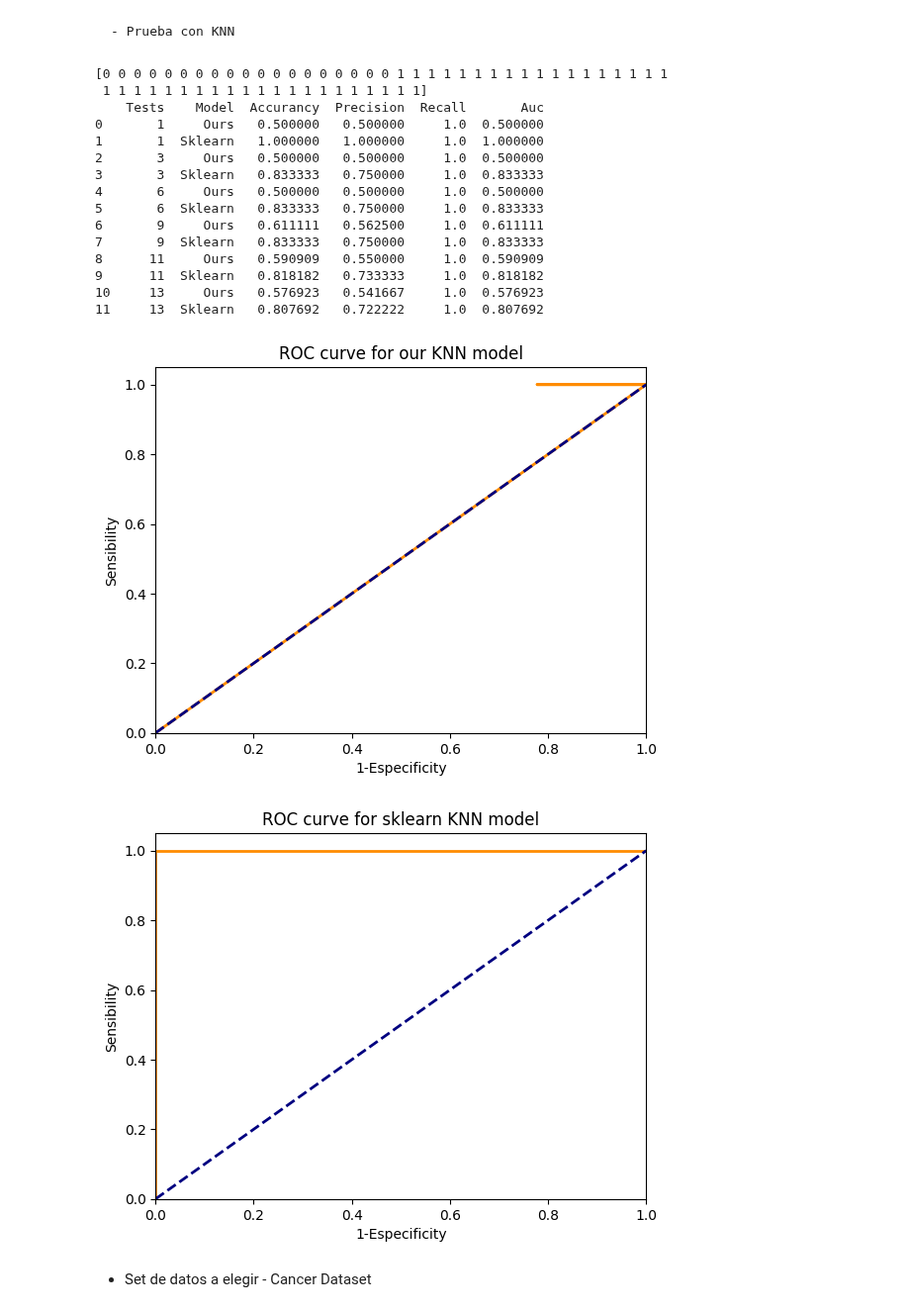
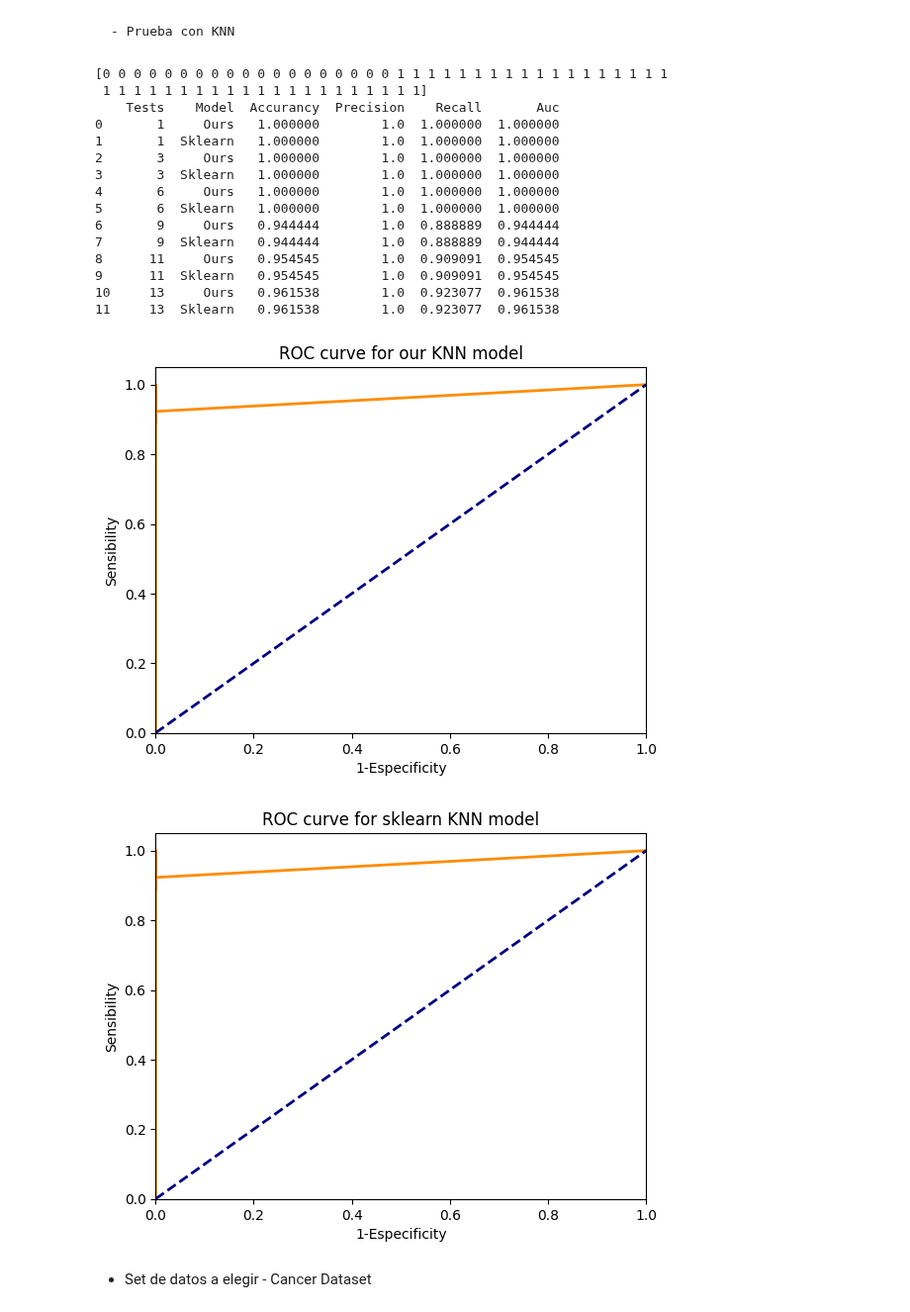
Before and after one commit to JoseDavidSS/Patrones.Project1, a Jupyter notebook: ml_models.ipynb, the cells around one changed output. Shown at 99% size. Saved outputs shown, nothing was run; the diff lists cells and outputs as text; code cells hidden in the pictures.

Commit message:
Updating code to gather results pt2

```diff
--- a/ml_models.ipynb
+++ b/ml_models.ipynb
@@ -944,16 +946,19 @@ for i in range(len(test_percentages)):
     aucs['our_model'].append(auc_i)
 
 # display test metric results
-title_row = ['Amount of tests','Model', 'Accurancy', 'Precision', 'Recall', 'Auc']
+title_row = ['Tests','Model', 'Accurancy', 'Precision', 'Recall', 'Auc']
 df_results = pd.DataFrame(columns=title_row)
 
 for i, test_percentage in enumerate(test_percentages):
-    row = [int(test_percentage*num_rows), 'Our model', accurancies['our_model'][i], precisions['our_model'][i], recalls['our_model'][i], aucs['our_model'][i]]
+    row = [int(test_percentage*num_rows), 'Ours', accurancies['our_model'][i], precisions['our_model'][i], recalls['our_model'][i], aucs['our_model'][i]]
     df_results.loc[len(df_results)] = row
-    row = [int(test_percentage*num_rows), 'Sklearn model', accurancies['sklearn_model'][i], precisions['sklearn_model'][i], recalls['sklearn_model'][i], aucs['sklearn_model'][i]]
+    row = [int(test_percentage*num_rows), 'Sklearn', accurancies['sklearn_model'][i], precisions['sklearn_model'][i], recalls['sklearn_model'][i], aucs['sklearn_model'][i]]
     df_results.loc[len(df_results)] = row
 
 print(df_results)
+df_results = df_results.round(3)
+df_results.to_csv('results/Architecture1-Logistic-Regression.csv', index=False)
+
 model.plot_roc(fpr_model, tpr_model, 'ROC curve for our logistic regression model')
 model.plot_roc(fpr_sk, tpr_sk, 'ROC curve for sklearn logistic regression model')
 # %% [output]
@@ -996,7 +1001,7 @@ if isinstance(X_train, pd.DataFrame):
     y_train = y_train.to_numpy()
     print (y_train)
 
-k = 35
+k = 2
 
 model = OurKNearestNeighbors(k)
 model.fit(X_train, y_train)
@@ -1049,49 +1054,50 @@ fpr_sk = np.array([0., 1.])
 tpr_sk = np.array([0., 1.])
 aucs = {'our_model': [], 'sklearn_model': []}
 for i in range(len(test_percentages)):
     fpr_i, tpr_i, auc_i = model.auc(y_preds['sklearn_model'][i], y_tests['sklearn_model'][i])
     fpr_sk = np.insert(fpr_sk, -1, fpr_i[1])
     tpr_sk = np.insert(tpr_sk, -1, tpr_i[1])
     aucs['sklearn_model'].append(auc_i)
 
     fpr_i, tpr_i, auc_i = model.auc(y_preds['our_model'][i], y_tests['our_model'][i])
     fpr_model = np.insert(fpr_model, -1, fpr_i[1])
     tpr_model = np.insert(tpr_model, -1, tpr_i[1])
     aucs['our_model'].append(auc_i)
 
 # display test metric results
 title_row = ['Tests','Model', 'Accurancy', 'Precision', 'Recall', 'Auc']
 df_results = pd.DataFrame(columns=title_row)
 
 for i, test_percentage in enumerate(test_percentages):
     row = [int(test_percentage*num_rows), 'Ours', accurancies['our_model'][i], precisions['our_model'][i], recalls['our_model'][i], aucs['our_model'][i]]
     df_results.loc[len(df_results)] = row
     row = [int(test_percentage*num_rows), 'Sklearn', accurancies['sklearn_model'][i], precisions['sklearn_model'][i], recalls['sklearn_model'][i], aucs['sklearn_model'][i]]
     df_results.loc[len(df_results)] = row
 
 print(df_results)
 df_results = df_results.round(3)
-df_results.to_csv('Red-Wine-Quality-KNN.csv', index=False)
+df_results.to_csv('results/Architecture1-KNN.csv', index=False)
+
 model.plot_roc(fpr_model, tpr_model, 'ROC curve for our KNN model')
 model.plot_roc(fpr_sk, tpr_sk, 'ROC curve for sklearn KNN model')
 # %% [output]
 [0 0 0 0 0 0 0 0 0 0 0 0 0 0 0 0 0 0 0 1 1 1 1 1 1 1 1 1 1 1 1 1 1 1 1 1 1
  1 1 1 1 1 1 1 1 1 1 1 1 1 1 1 1 1 1 1 1 1]
-    Tests    Model  Accurancy  Precision  Recall       Auc
-0       1     Ours   0.500000   0.500000     1.0  0.500000
-1       1  Sklearn   1.000000   1.000000     1.0  1.000000
-2       3     Ours   0.500000   0.500000     1.0  0.500000
-3       3  Sklearn   0.833333   0.750000     1.0  0.833333
-4       6     Ours   0.500000   0.500000     1.0  0.500000
-5       6  Sklearn   0.833333   0.750000     1.0  0.833333
-6       9     Ours   0.611111   0.562500     1.0  0.611111
-7       9  Sklearn   0.833333   0.750000     1.0  0.833333
-8      11     Ours   0.590909   0.550000     1.0  0.590909
-9      11  Sklearn   0.818182   0.733333     1.0  0.818182
-10     13     Ours   0.576923   0.541667     1.0  0.576923
-11     13  Sklearn   0.807692   0.722222     1.0  0.807692
+    Tests    Model  Accurancy  Precision    Recall       Auc
+0       1     Ours   1.000000        1.0  1.000000  1.000000
+1       1  Sklearn   1.000000        1.0  1.000000  1.000000
+2       3     Ours   1.000000        1.0  1.000000  1.000000
+3       3  Sklearn   1.000000        1.0  1.000000  1.000000
+4       6     Ours   1.000000        1.0  1.000000  1.000000
+5       6  Sklearn   1.000000        1.0  1.000000  1.000000
+6       9     Ours   0.944444        1.0  0.888889  0.944444
+7       9  Sklearn   0.944444        1.0  0.888889  0.944444
+8      11     Ours   0.954545        1.0  0.909091  0.954545
+9      11  Sklearn   0.954545        1.0  0.909091  0.954545
+10     13     Ours   0.961538        1.0  0.923077  0.961538
+11     13  Sklearn   0.961538        1.0  0.923077  0.961538
-[figure, old version]
+[figure, new version]
-[figure, old version]
+[figure, new version]
 # %% [markdown]
 * Set de datos a elegir - Cancer Dataset
 # %%
```
Also changed, not shown: parts of 4 cells of this notebook.
